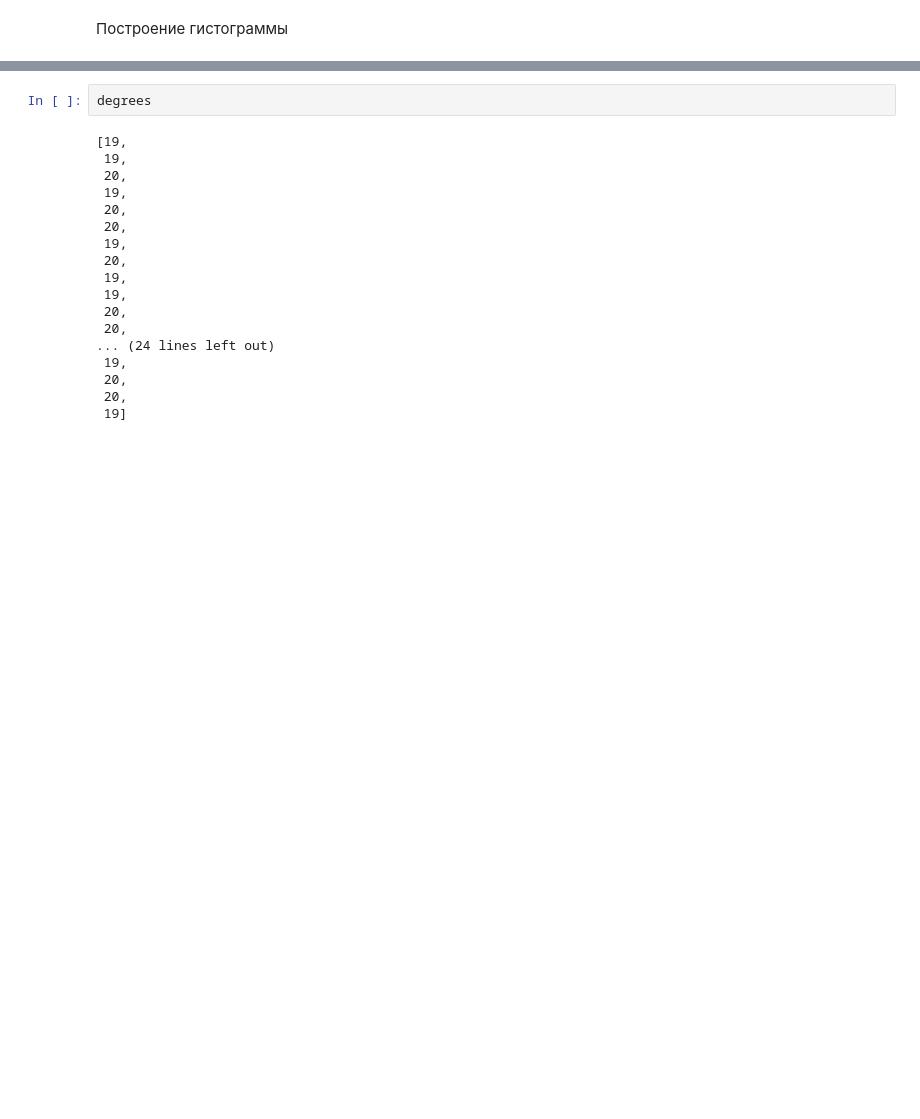
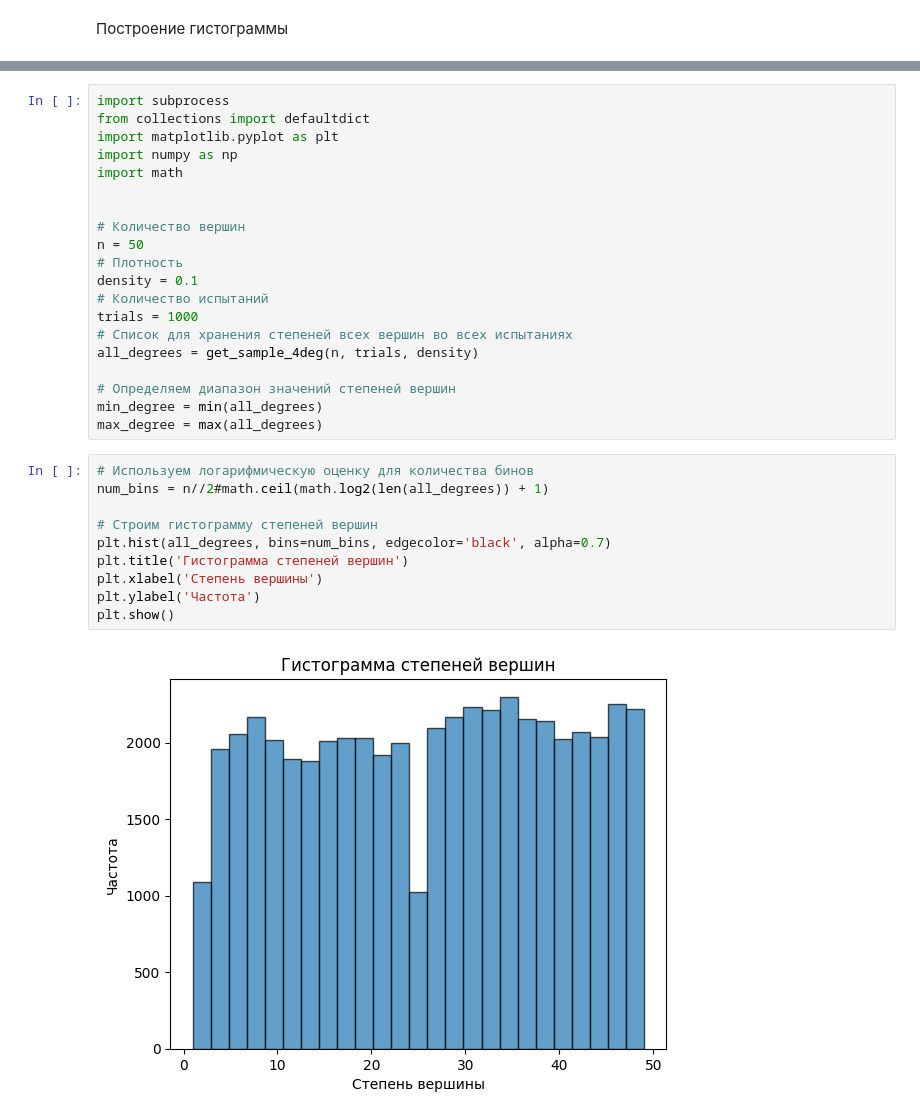
Before and after one commit to wequalwo/searchInGraph, a Jupyter notebook: analyse.ipynb, the cells around one changed output, grey strips where cells are left out. Drawn from its saved outputs; the diff is of its cells as text; blank space fills up the shorter version.

Commit message:
analyse a lot, degree hist

```diff
--- a/analyse.ipynb
+++ b/analyse.ipynb
@@ -120,20 +91,32 @@ plt.show()
-# %%
-degrees
-# %% [output]
-[19,
- 19,
- 20,
- 19,
- 20,
- 20,
- 19,
- 20,
- 19,
- 19,
- 20,
- 20,
-... (24 lines left out)
- 19,
- 20,
- 20,
- 19]
+# %%
+import subprocess
+from collections import defaultdict
+import matplotlib.pyplot as plt
+import numpy as np
+import math
+
+
+# Количество вершин
+n = 50
+# Плотность
+density = 0.1
+# Количество испытаний
+trials = 1000
+# Список для хранения степеней всех вершин во всех испытаниях
+all_degrees = get_sample_4deg(n, trials, density)
+
+# Определяем диапазон значений степеней вершин
+min_degree = min(all_degrees)
+max_degree = max(all_degrees)
+# %%
+# Используем логарифмическую оценку для количества бинов
+num_bins = n//2#math.ceil(math.log2(len(all_degrees)) + 1)
+
+# Строим гистограмму степеней вершин
+plt.hist(all_degrees, bins=num_bins, edgecolor='black', alpha=0.7)
+plt.title('Гистограмма степеней вершин')
+plt.xlabel('Степень вершины')
+plt.ylabel('Частота')
+plt.show()
+# %% [output]
+[figure, added]
```
Also changed, not shown: parts of 11 cells of this notebook, 2 other files.
